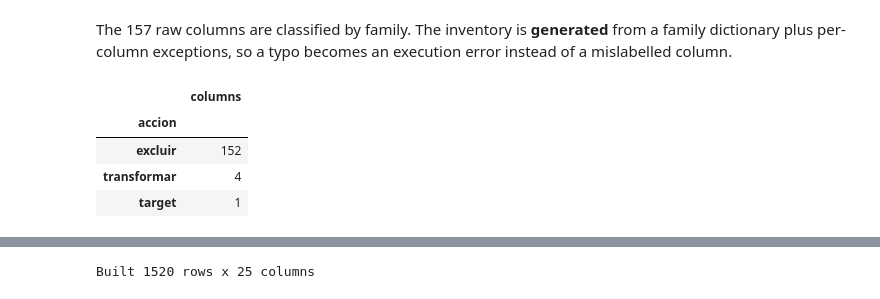
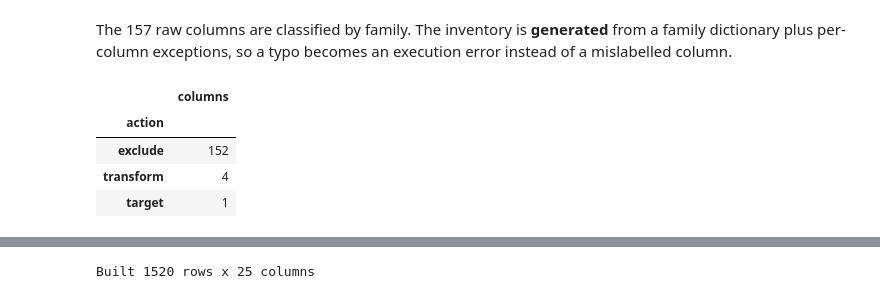
Before and after one commit to errodd/premier_league_football_predictor, a Jupyter notebook: notebooks/02_data_preparation.ipynb, the cells around one changed output, grey strips where cells are left out. Saved outputs shown, nothing was run; the diff lists cells and outputs as text; code cells hidden in the pictures.

```diff
--- a/notebooks/02_data_preparation.ipynb
+++ b/notebooks/02_data_preparation.ipynb
@@ -294,9 +509,9 @@ The 157 raw columns are classified by family. The inventory is **generated** fro
 # %%
 inventory = build_inventory(df.columns)
-inventory["accion"].value_counts().rename("columns").to_frame()
+inventory["action"].value_counts().rename("columns").to_frame()
 # %% [output]
 |  | columns |
-| accion |  |
-| excluir | 152 |
-| transformar | 4 |
+| action |  |
+| exclude | 152 |
+| transform | 4 |
 | target | 1 |
```
Also changed, not shown: parts of 9 cells of this notebook, 1 other file.
